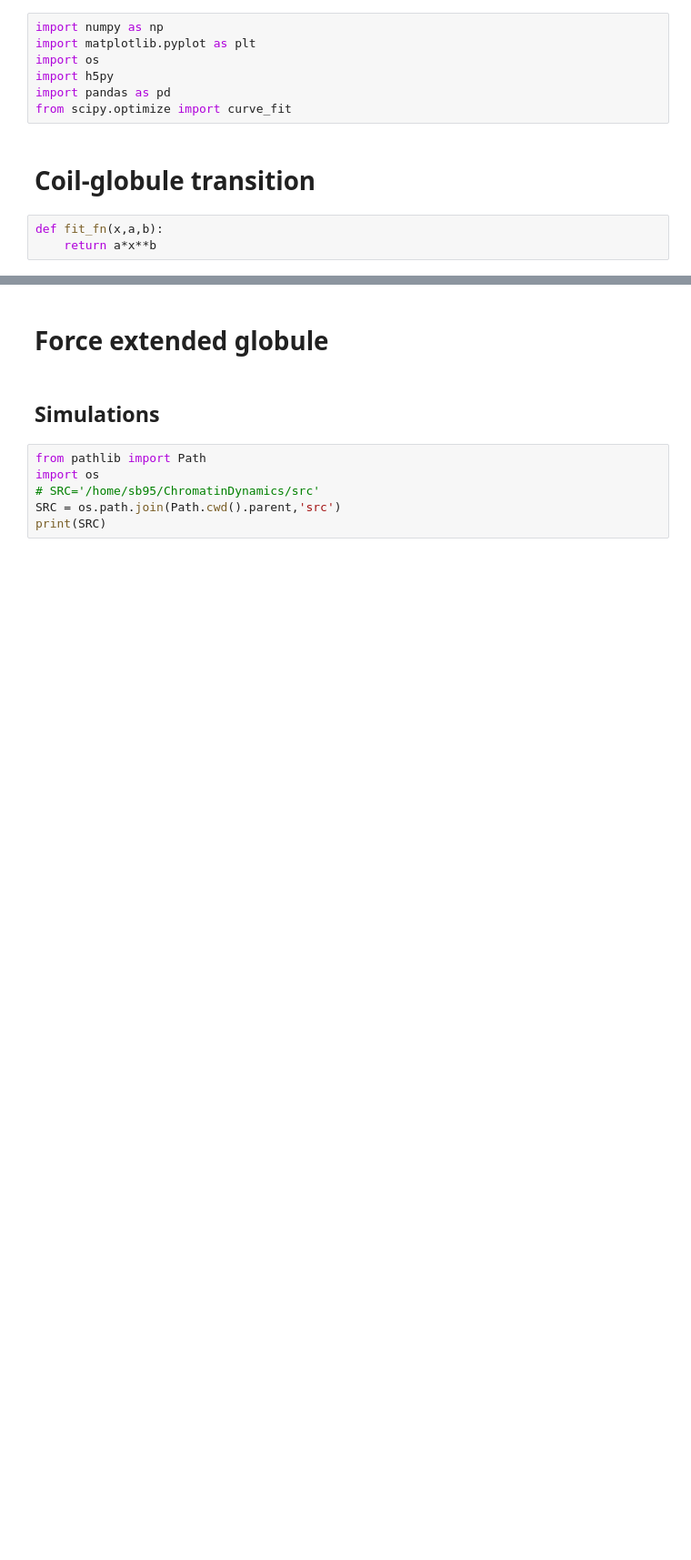
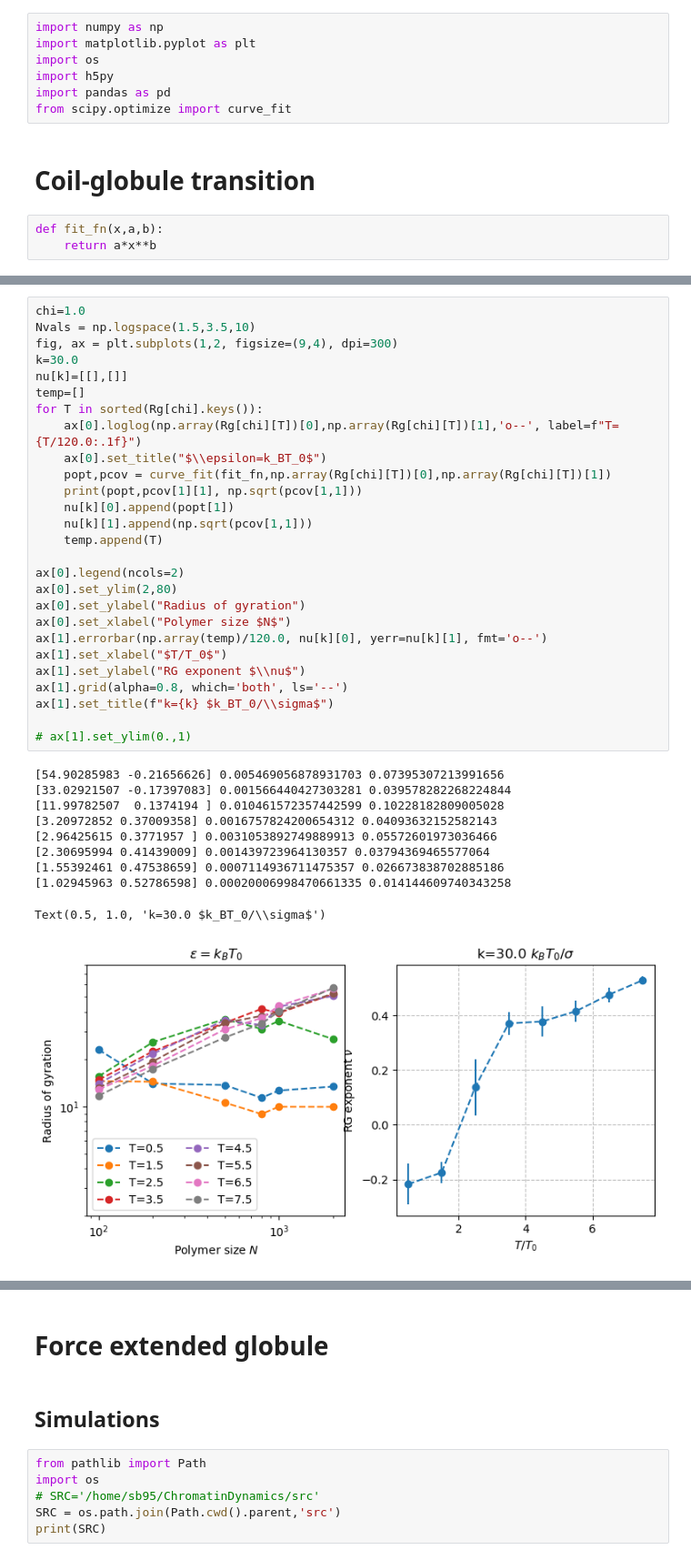
Before and after one commit to s-brahmachari/chromdyn, a Jupyter notebook: notebooks/Finzi_collab.ipynb, the cells around one changed output, grey strips where cells are left out. Shown at 91% size. Saved outputs shown, nothing was run; the diff lists cells and outputs as text; blank space fills up the shorter version.

```diff
--- a/notebooks/Finzi_collab.ipynb
+++ b/notebooks/Finzi_collab.ipynb
@@ -78,0 +111,38 @@ ax[1].grid(alpha=0.8, which='both', ls='--')
+# %%
+chi=1.0
+Nvals = np.logspace(1.5,3.5,10)
+fig, ax = plt.subplots(1,2, figsize=(9,4), dpi=300)
+k=30.0
+nu[k]=[[],[]]
+temp=[]
+for T in sorted(Rg[chi].keys()):
+    ax[0].loglog(np.array(Rg[chi][T])[0],np.array(Rg[chi][T])[1],'o--', label=f"T={T/120.0:.1f}")
+    ax[0].set_title("$\\epsilon=k_BT_0$")
+    popt,pcov = curve_fit(fit_fn,np.array(Rg[chi][T])[0],np.array(Rg[chi][T])[1])
+    print(popt,pcov[1][1], np.sqrt(pcov[1,1]))
+    nu[k][0].append(popt[1])
+    nu[k][1].append(np.sqrt(pcov[1,1]))
+    temp.append(T)
+
+ax[0].legend(ncols=2)
+ax[0].set_ylim(2,80)
+ax[0].set_ylabel("Radius of gyration")
+ax[0].set_xlabel("Polymer size $N$")
+ax[1].errorbar(np.array(temp)/120.0, nu[k][0], yerr=nu[k][1], fmt='o--')
+ax[1].set_xlabel("$T/T_0$")
+ax[1].set_ylabel("RG exponent $\\nu$")
+ax[1].grid(alpha=0.8, which='both', ls='--')
+ax[1].set_title(f"k={k} $k_BT_0/\\sigma$")
+
+# ax[1].set_ylim(0.,1)
+# %% [output]
+[54.90285983 -0.21656626] 0.005469056878931703 0.07395307213991656
+[33.02921507 -0.17397083] 0.001566440427303281 0.039578282268224844
+[11.99782507  0.1374194 ] 0.010461572357442599 0.10228182809005028
+[3.20972852 0.37009358] 0.0016757824200654312 0.04093632152582143
+[2.96425615 0.3771957 ] 0.0031053892749889913 0.05572601973036466
+[2.30695994 0.41439009] 0.001439723964130357 0.03794369465577064
+[1.55392461 0.47538659] 0.0007114936711475357 0.026673838702885186
+[1.02945963 0.52786598] 0.00020006998470661335 0.014144609740343258
+Text(0.5, 1.0, 'k=30.0 $k_BT_0/\\sigma$')
+[figure, added]
```
Also changed, not shown: parts of 14 cells of this notebook, 9 other files.
